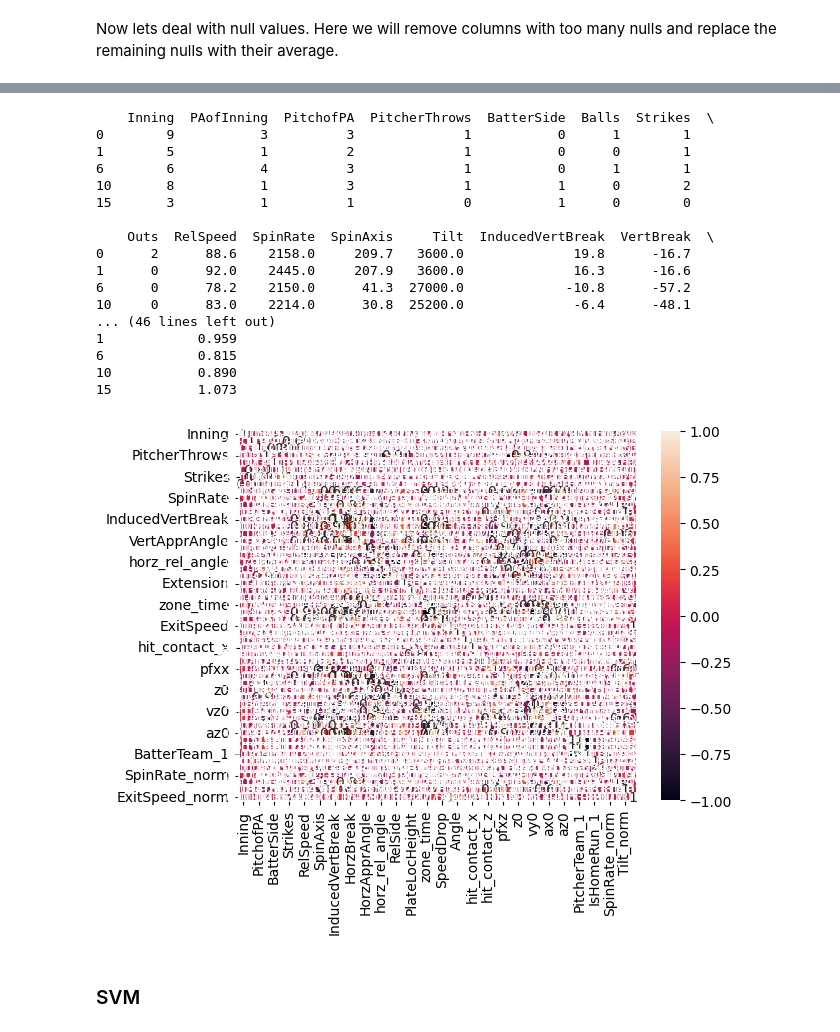
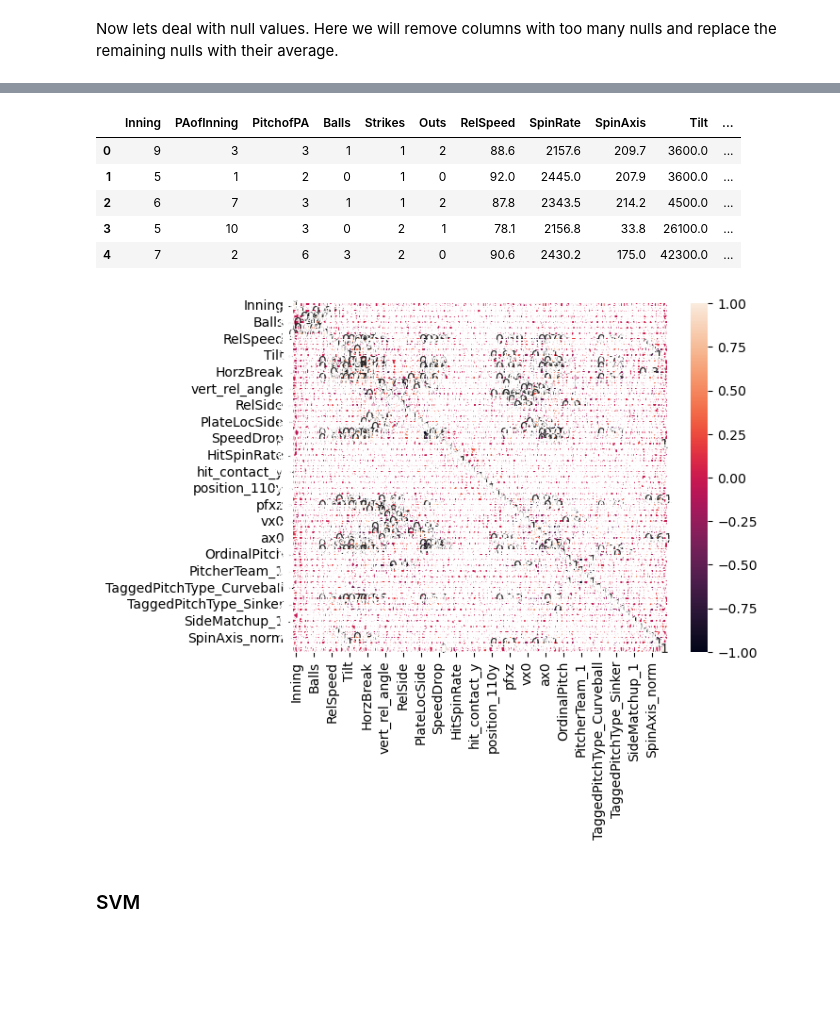
Before and after one commit to dylan-dang/baseball-ml-project, a Jupyter notebook: notebook.ipynb, the cells around one changed output, grey strips where cells are left out. Cells and saved outputs as stored; diff of their text form; code cells hidden in the pictures; blank space fills up the shorter version.

Commit message:
resolve errors and naming conflicts

```diff
--- a/notebook.ipynb
+++ b/notebook.ipynb
@@ -591,6 +598,3 @@ Name: count, dtype: int64
 ## Modeling
 # %% [markdown]
 ### Decision Trees (Cristian)
-# %%
-pd.DataFrame(data.isnull().sum())
-data = data.drop_duplicates()
@@ -614,0 +601,3 @@ dtype: int64
+# %%
+tree_data = data.drop_duplicates()
+pd.DataFrame(tree_data.isnull().sum())
@@ -690,58 +689,47 @@ PitcherTeam         0
 # %%
 # Inspect the numerical columns
-data = data.drop(columns=['PitchNo', 'y0'], errors='ignore')
+tree_data = tree_data.drop(columns=['PitchNo', 'y0'], errors='ignore')
 pd.set_option('display.max_columns', None)
-data.describe()
+tree_data.describe()
 
-data['SpinRate_norm'] = data['SpinRate'] / 1000  # Normalize to range ~[0.9, 3.5]
+tree_data['SpinRate_norm'] = tree_data['SpinRate'] / 1000  # Normalize to range ~[0.9, 3.5]
 
-data['SpinAxis_norm'] = data['SpinAxis'] / 360  # Scale down by dividing by 360
+tree_data['SpinAxis_norm'] = tree_data['SpinAxis'] / 360  # Scale down by dividing by 360
 
 # 4. Tilt
-data['Tilt_norm'] = data['Tilt'] / 1000  # Normalize to range ~[3.6, 45.9]
+tree_data['Tilt_norm'] = tree_data['Tilt'] / 1000  # Normalize to range ~[3.6, 45.9]
 
-data['ExitSpeed_norm'] = data['ExitSpeed'] / 100  # Normalize to range ~[0.2, 1.2]
+tree_data['ExitSpeed_norm'] = tree_data['ExitSpeed'] / 100  # Normalize to range ~[0.2, 1.2]
 
 # Calculate the range of each column
-column_ranges = data.max() - data.min()
+column_ranges = tree_data.max() - tree_data.min()
 
 columns_to_round_2_decimal = column_ranges[column_ranges <= 30].index
 
 # Round columns with a range under 30 to 2 decimal places
-data[columns_to_round_2_decimal] = data[columns_to_round_2_decimal].round(2)
+tree_data[columns_to_round_2_decimal] = tree_data[columns_to_round_2_decimal].round(2)
 
 # Identify columns with a range greater than 10
 columns_to_round_1_decimal = column_ranges[column_ranges > 30].index
 
 # Round columns with a range greater than 10 to 1 decimal place
-data[columns_to_round_1_decimal] = data[columns_to_round_1_decimal].round(1)
+tree_data[columns_to_round_1_decimal] = tree_data[columns_to_round_1_decimal].round(1)
 
 # Preview the processed DataFrame
-print(data.head())
+tree_data.head()
 # %% [output]
-    Inning  PAofInning  PitchofPA  PitcherThrows  BatterSide  Balls  Strikes  \
-0        9           3          3              1           0      1        1
-1        5           1          2              1           0      0        1
-6        6           4          3              1           0      1        1
-10       8           1          3              1           1      0        2
-15       3           1          1              0           1      0        0
-
-    Outs  RelSpeed  SpinRate  SpinAxis     Tilt  InducedVertBreak  VertBreak  \
-0      2      88.6    2158.0     209.7   3600.0              19.8      -16.7
-1      0      92.0    2445.0     207.9   3600.0              16.3      -16.6
-6      0      78.2    2150.0      41.3  27000.0             -10.8      -57.2
-10     0      83.0    2214.0      30.8  25200.0              -6.4      -48.1
-... (46 lines left out)
-1            0.959
-6            0.815
-10           0.890
-15           1.073
+|  | Inning | PAofInning | PitchofPA | Balls | Strikes | Outs | RelSpeed | SpinRate | SpinAxis | Tilt | ... |
+| 0 | 9 | 3 | 3 | 1 | 1 | 2 | 88.6 | 2157.6 | 209.7 | 3600.0 | ... |
+| 1 | 5 | 1 | 2 | 0 | 1 | 0 | 92.0 | 2445.0 | 207.9 | 3600.0 | ... |
+| 2 | 6 | 7 | 3 | 1 | 1 | 2 | 87.8 | 2343.5 | 214.2 | 4500.0 | ... |
+| 3 | 5 | 10 | 3 | 0 | 2 | 1 | 78.1 | 2156.8 | 33.8 | 26100.0 | ... |
+| 4 | 7 | 2 | 6 | 3 | 2 | 0 | 90.6 | 2430.2 | 175.0 | 42300.0 | ... |
 # %%
-corr_matrix = data.corr()
+corr_matrix = tree_data.corr()
 sns.heatmap(corr_matrix, annot=True)
 plt.show()
 # %% [output]
-[figure, old version]
+[figure, new version]
 # %% [markdown]
 ### SVM
 # %%
```
Also changed, not shown: parts of 18 cells of this notebook.
